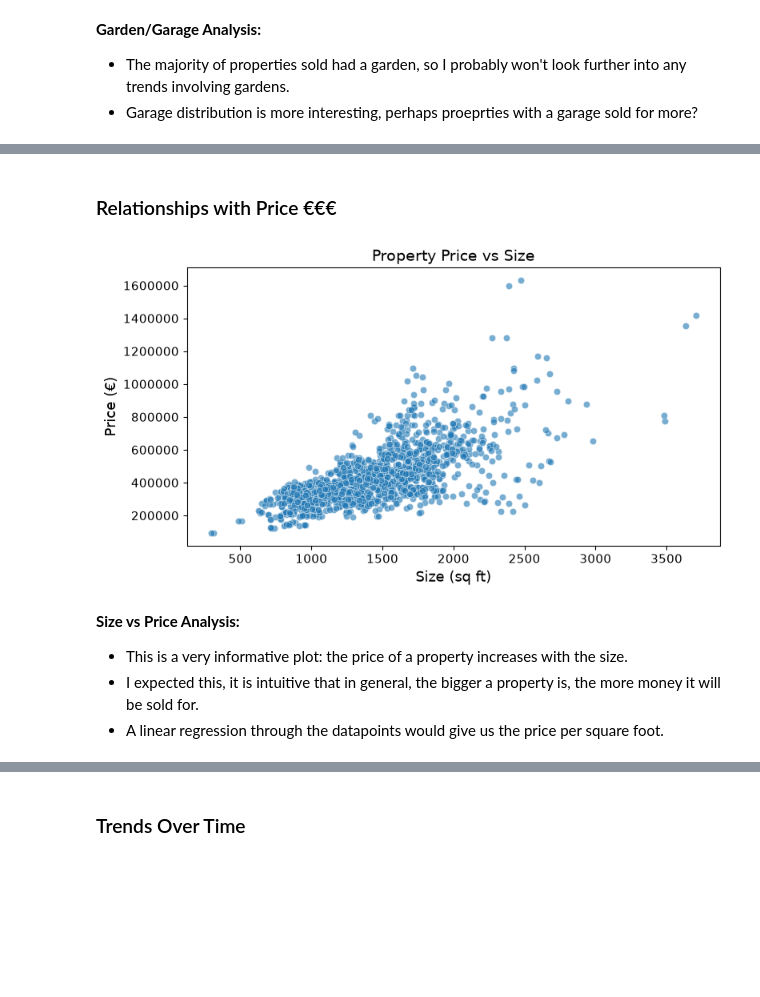
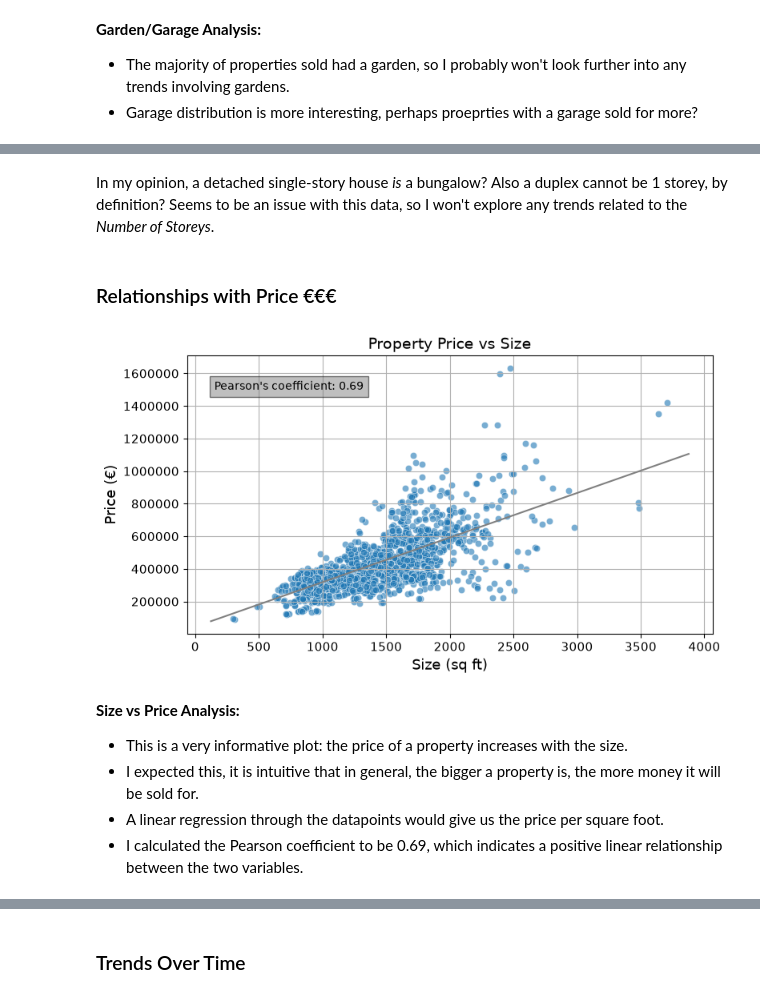
Before and after one commit to ellen-lyons/datascience-module, a Jupyter notebook: ellen-lyons-assignment-1/task3_data_analysis.ipynb, the cells around one changed output, grey strips where cells are left out. Cells and saved outputs as stored; diff of their text form; code cells hidden in the pictures; blank space fills up the shorter version.

```diff
--- a/ellen-lyons-assignment-1/task3_data_analysis.ipynb
+++ b/ellen-lyons-assignment-1/task3_data_analysis.ipynb
@@ -20,7 +20,7 @@ plt.rcParams.update({
     "xtick.labelsize": 11,
     "ytick.labelsize": 11,
     "legend.fontsize": 11,
-    "axes.grid": False,
+    "axes.grid": True,
 })
 # %% [markdown]
 ### Load data
@@ -241,21 +285,42 @@ plt.show()
+# %% [markdown]
+In my opinion, a detached single-story house *is* a bungalow? Also a duplex cannot be 1 storey, by definition? Seems to be an issue with this data, so I won't explore any trends related to the *Number of Storeys*.
 # %% [markdown]
 ### Relationships with Price €€€
 # %%
+import scipy as sp
+
+# ----- took this snippet about pearson correlation from here ----
+# Source - https://stackoverflow.com/a/73199227
+# Posted by Leon Shpaner, modified by community. See post 'Timeline' for change history
+# Retrieved 2026-10-28, License - CC BY-SA 4.0
+
+# call the scipy function for pearson correlation
+r, p = sp.stats.pearsonr(x=df["Size (sq ft)"], y=df["Sale Price (EUR)"])
+ax = plt.gca() # Get a matplotlib's axes instance
+
 # price v size
 ax = sns.scatterplot(data=df, x="Size (sq ft)", y="Sale Price (EUR)", alpha=0.6)
+
+# The following code block adds the correlation line:
+m, b = np.polyfit(df["Size (sq ft)"], df["Sale Price (EUR)"], 1)
+X_plot = np.linspace(ax.get_xlim()[0],ax.get_xlim()[1],100)
+plt.plot(X_plot, m*X_plot + b, "-", color = "grey")
+
 ax.set_ylabel("Price (€)")
 ax.set_xlabel("Size (sq ft)")
 ax.set_title("Property Price vs Size")
 ax.ticklabel_format(axis="y", style = "plain")
+ax.text(150, 1500000, f"Pearson's coefficient: {r:.2f}", bbox=dict(facecolor="grey", alpha=0.5))
 plt.tight_layout()
 plt.show()
 # %% [output]
-[figure, old version]
+[figure, new version]
 # %% [markdown]
 **Size vs Price Analysis:**
 - This is a very informative plot: the price of a property increases with the size.
 - I expected this, it is intuitive that in general, the bigger a property is, the more money it will be sold for.
 - A linear regression through the datapoints would give us the price per square foot.
+- I calculated the Pearson coefficient to be 0.69, which indicates a positive linear relationship between the two variables.
 # %%
 ax = sns.boxplot(data=df, x="Sale Price (EUR)", y="Location", color="blueviolet")
 ax.set_xlabel("Sale Price (€)")
```
Also changed, not shown: parts of 20 cells of this notebook, 1 other file.
